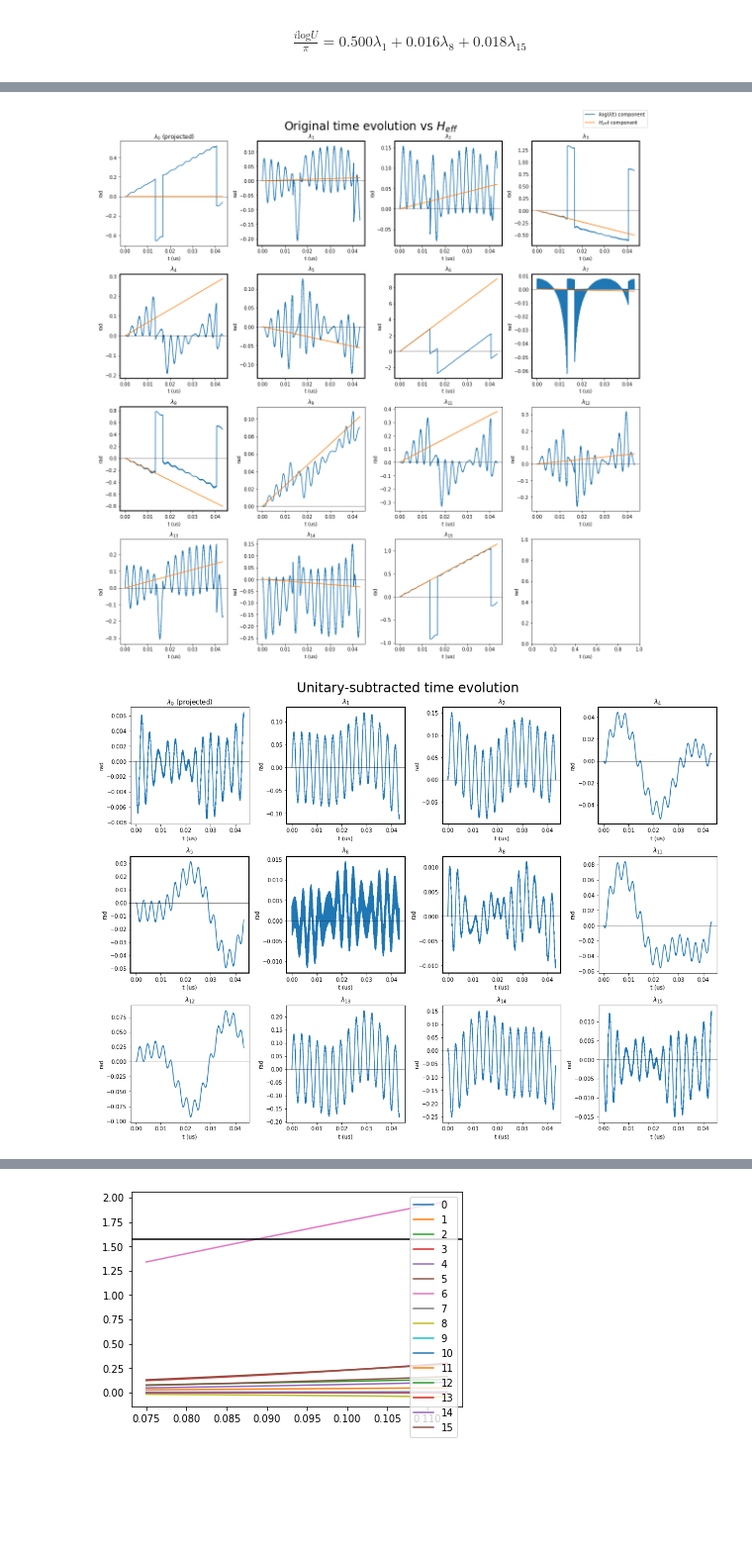
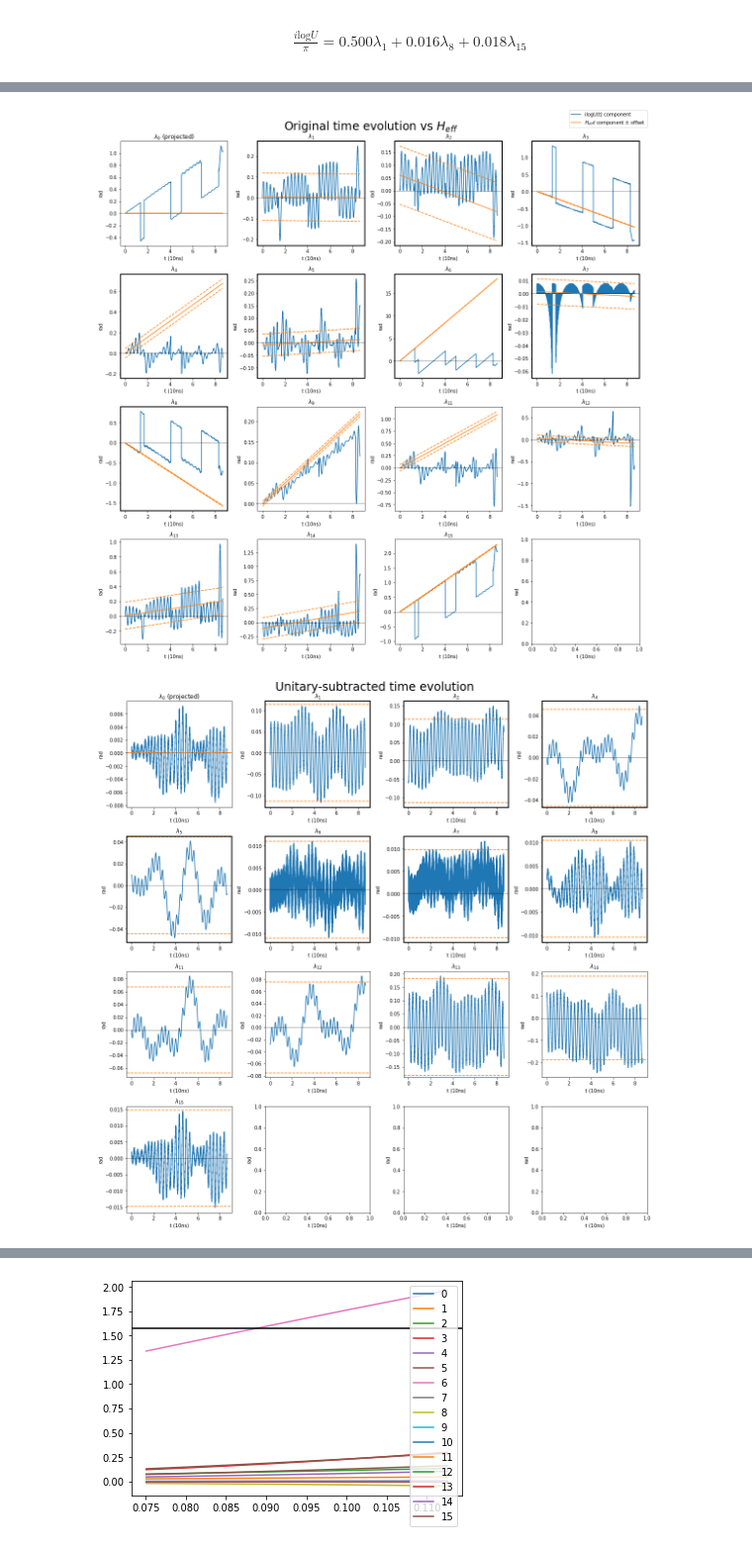
Before and after one commit to UTokyo-ICEPP/qudit-sim, a Jupyter notebook: examples/pi_pulse.ipynb, the cells around one changed output, grey strips where cells are left out. Shown at 99% size. Saved outputs shown, nothing was run; the diff lists cells and outputs as text; code cells hidden in the pictures; blank space fills up the shorter version.

```diff
--- a/examples/pi_pulse.ipynb
+++ b/examples/pi_pulse.ipynb
@@ -225,5 +241,5 @@ components = qudit_sim.find_heff(sim_result, comp_dim=3, save_result_to='pi_puls
 # %%
-qudit_sim.heff.inspect_fidelity_maximization('pi_pulse/qutrit_resonant.h5');
+qudit_sim.analysis.inspect_heff_fit('pi_pulse/res12.h5');
 # %% [output]
-[figure, old version]
+[figure, new version]
-[figure, old version]
+[figure, new version]
```
Also changed, not shown: parts of 49 cells of this notebook, 5 other files.
